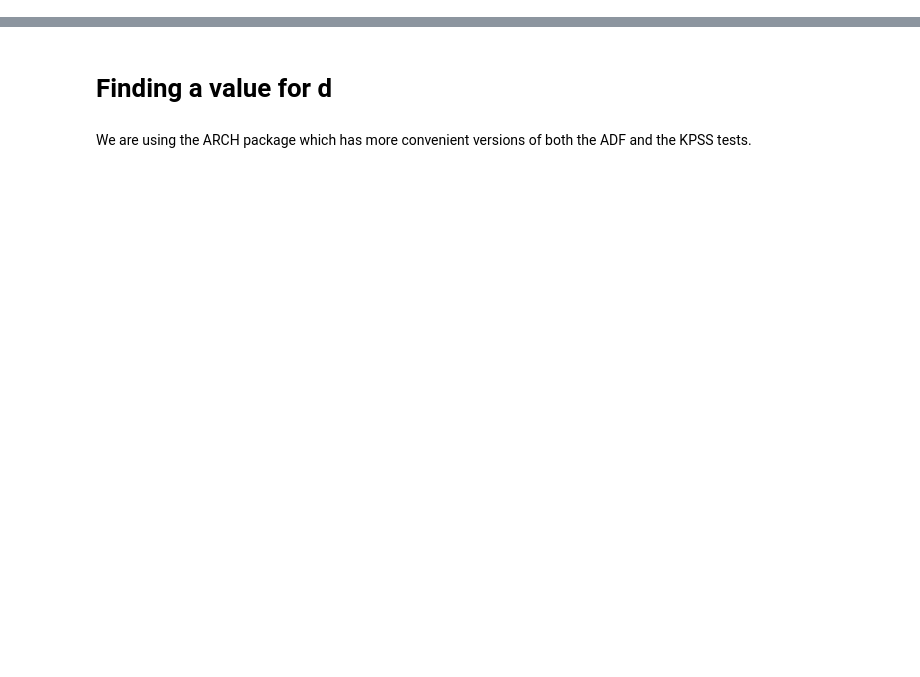
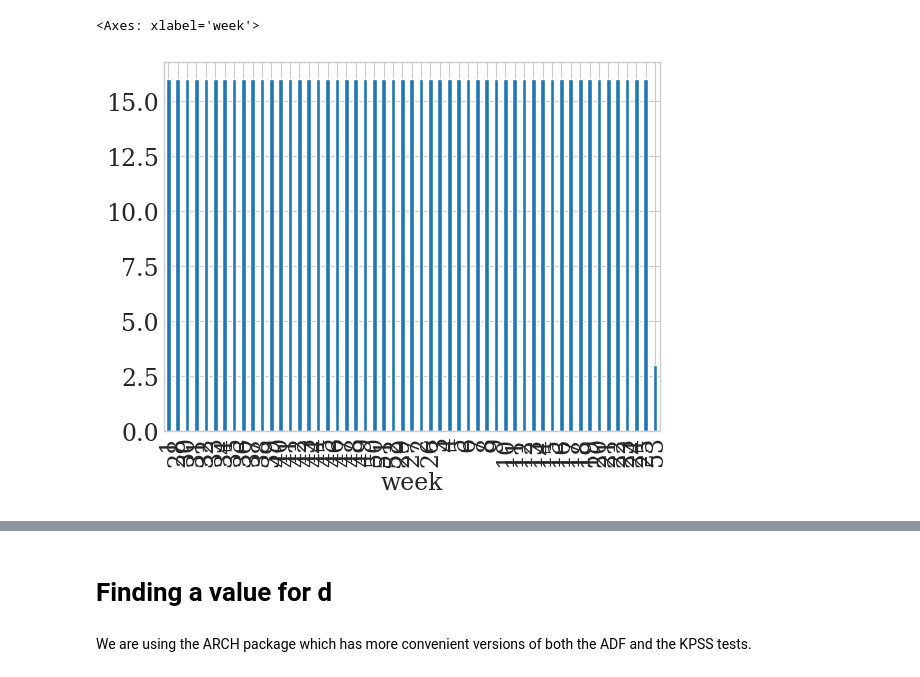
Before and after one commit to nicolassalok1/TimeSeries, a Jupyter notebook: chapter5/Forecasting.ipynb, the cells around one changed output, grey strips where cells are left out. Drawn from its saved outputs; the diff is of its cells as text; code cells hidden in the pictures; blank space fills up the shorter version.

```diff
--- a/chapter5/Forecasting.ipynb
+++ b/chapter5/Forecasting.ipynb
@@ -75,6 +68,10 @@ df1 = df1[df1.index.week < 53]
 # %%
 # final check:
-df1.index.week.value_counts().plot.bar()
+# final check:
+df1.index.isocalendar().week.value_counts().plot.bar()
+# %% [output]
+<Axes: xlabel='week'>
+[figure, added]
 # %%
 df1 = df1[~df1.isnull()]
 # %%
```
Also changed, not shown: parts of 19 cells of this notebook, 17 other files.
